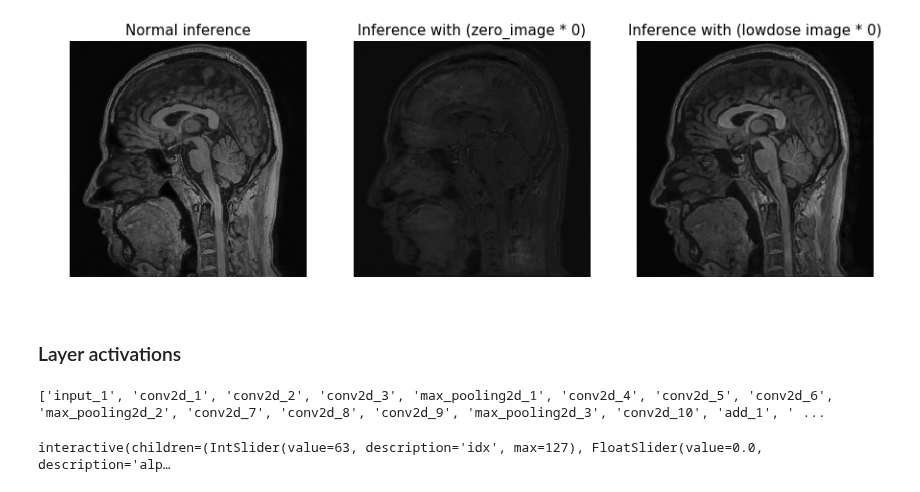
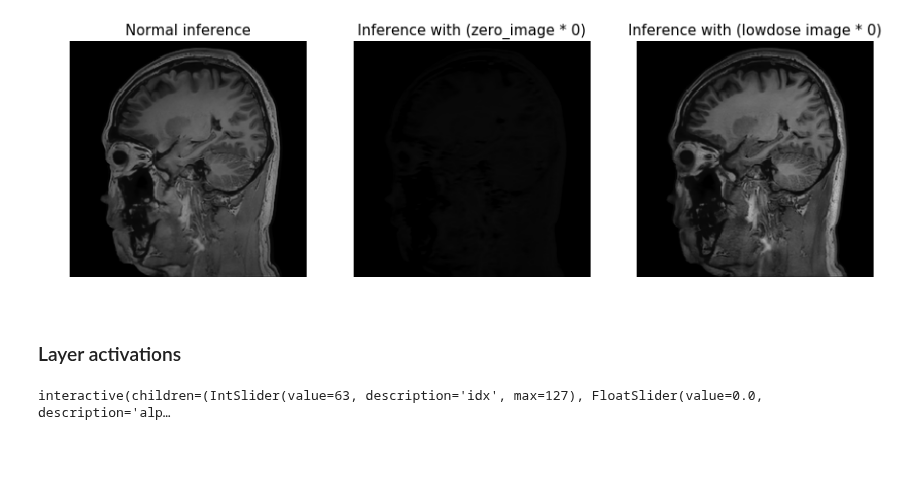
Before and after one commit to subtlemedicalinc/SubtleBoost, a Jupyter notebook: notebooks/Image Scale Sensitivity.ipynb, the cells around one changed output. Saved outputs shown, nothing was run; the diff lists cells and outputs as text; code cells hidden in the pictures; blank space fills up the shorter version.

Commit message:
Visualize activations for Leaky ReLU model in notebook

```diff
--- a/notebooks/Image Scale Sensitivity.ipynb
+++ b/notebooks/Image Scale Sensitivity.ipynb
@@ -78,7 +75,7 @@ data_zero, data_low, data_full = ims.transpose(1, 0, 2, 3)
 # %%
 K.clear_session()
 
-ckp_file = '/home/srivathsa/projects/studies/gad/tiantan/train/checkpoints/swap_nonzero_init_7ch.checkpoint'
+ckp_file = '/home/srivathsa/projects/studies/gad/tiantan/train/checkpoints/swap_nz_init_lrelu.checkpoint'
 data_loader = SliceLoader(
     data_list=[fpath_h5], batch_size=1, shuffle=False, verbose=1,
     slices_per_input=7, resize=240, slice_axis=[0]
@@ -94,13 +91,6 @@ model = GeneratorUNet2D(
     img_rows=240, img_cols=240, num_channel_input=14
 )
 
-# model = GeneratorMultiRes2D(
-#     num_channel_output=1, num_channel_first=32, num_poolings=3,
-#     loss_function=loss_function, metrics_monitor=metrics_monitor,
-#     batch_norm=False, verbose=1, checkpoint_file=ckp_file,
-#     img_rows=240, img_cols=240, num_channel_input=14
-# )
-
 model.load_weights()
 # %% [output]
 Building standard model...
@@ -137,0 +113,11 @@ ims_mod_low[:, 1] = ims_mod_low[:, 1] * 0
+# %%
+pidx = 74
+glen = data_loader.__len__()
+
+ims_mod_zero = np.copy(ims)
+ims_mod_low = np.copy(ims)
+
+ims_mod_zero[:, 0] = ims_mod_zero[:, 0] * 0
+ims_mod_low[:, 1] = ims_mod_low[:, 1] * 0
+
+show_gad_comparison(ims[pidx, 0], ims[pidx, 1], ims[pidx, 2])
@@ -157,47 +141,33 @@ ypred_mod_low = np.array(ypred_mod_low)
 # %% [output]
 [interactive output not drawn]
 # %%
+# show_comparison(ims[pidx, 2], ypred[pidx, ..., 0])
+
 show_gad_comparison(
-    ypred[98, ..., 0], ypred_mod_zero[98, ..., 0], ypred_mod_low[98, ..., 0],
+    ypred[pidx, ..., 0], ypred_mod_zero[pidx, ..., 0], ypred_mod_low[pidx, ..., 0],
     vmin=ims.min(), vmax=ims.max(),
     titles=['Normal inference', 'Inference with (zero_image * 0)', 'Inference with (lowdose image * 0)']
 )
 # %% [output]
-[figure, old version]
+[figure, new version]
 # %% [markdown]
 ### Layer activations
 # %%
-nw_ip, full_img = data_loader.__getitem__(100)
+nw_ip, full_img = data_loader.__getitem__(70)
 
 m = model.model
 lnames = [layer.name for layer in m.layers]
-print(lnames)
 activations = {k.split('/')[0]: v for k, v in get_activations(model.model, nw_ip).items()}
 
 getact = lambda l: activations[l][0].transpose(2, 0, 1)
-k='conv2d_10'
+k='leaky_re_lu_10'
 
 act = getact(k)
 
-# show_img(act[92])
-
-# display_activations({k: activations[k]})
-
-# print('min value', act.min())
-# print('max value', act.max())
-
 diff_img = nw_ip[0, ..., 10] - nw_ip[0, ..., 3]
-
-# show_img(diff_img)
-# splt.ImagePlot(diff_img)
 
 disp_act = activations[k][0].transpose(2, 0, 1)
 disp_act_img = np.array([cv2.resize(fl, dsize=(240, 240), interpolation=cv2.INTER_CUBIC) for fl in disp_act])
-
-# splt.ImagePlot(disp_act_img)
-# display_activations({k: activations[k]})
-# %% [output]
-['input_1', 'conv2d_1', 'conv2d_2', 'conv2d_3', 'max_pooling2d_1', 'conv2d_4', 'conv2d_5', 'conv2d_6', 'max_pooling2d_2', 'conv2d_7', 'conv2d_8', 'conv2d_9', 'max_pooling2d_3', 'conv2d_10', 'add_1', ' ...
 # %%
 @interact
 def show_hmap(idx=(0, 127, 1), alpha=(0, 1, 0.1)):
```
Also changed, not shown: parts of 5 cells of this notebook.
